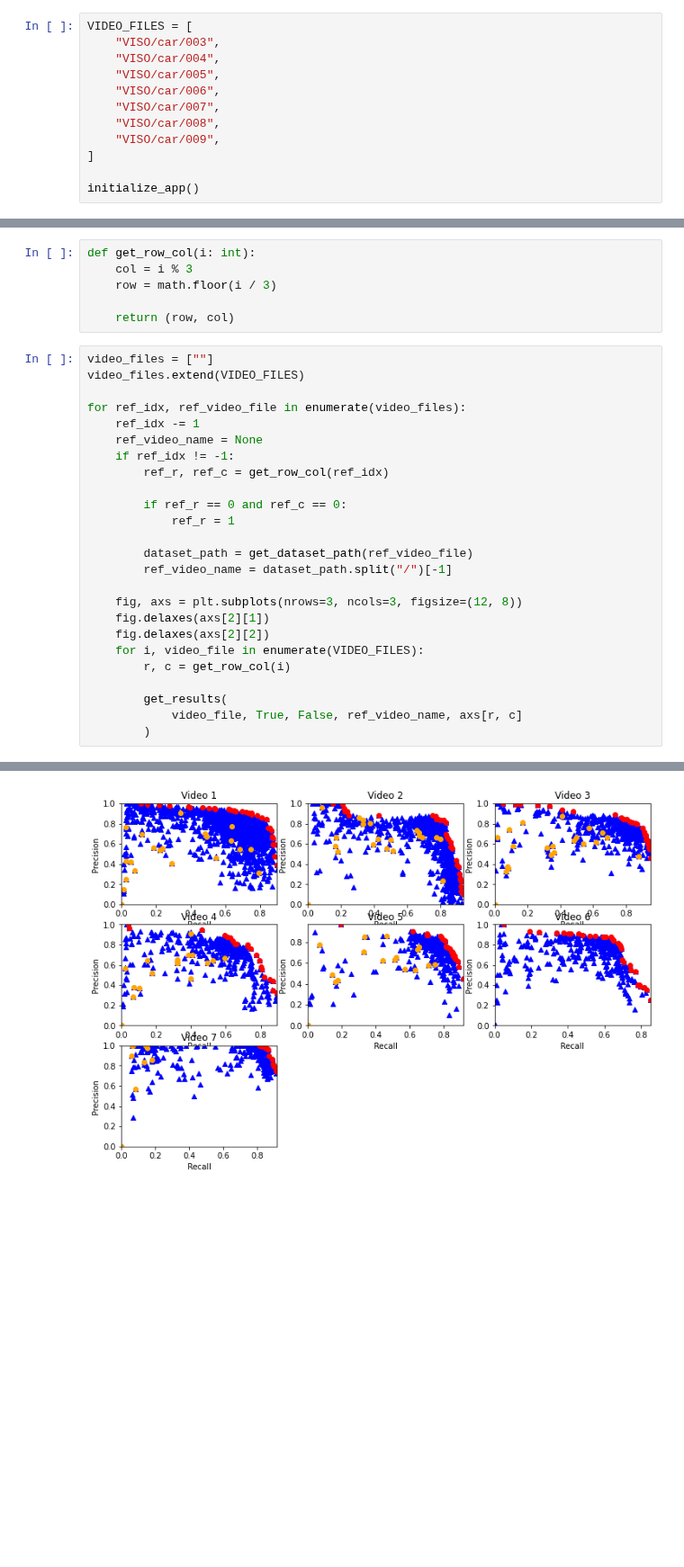
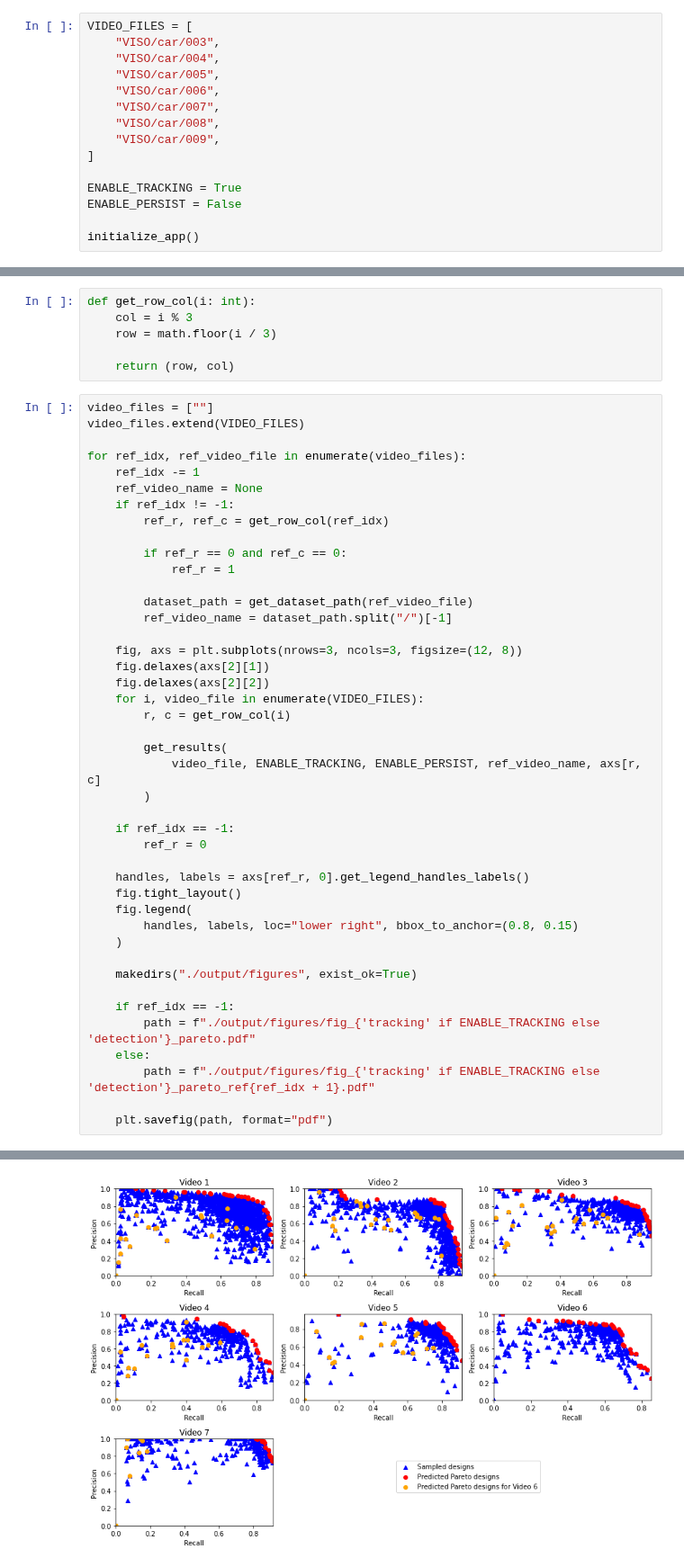
Before and after one commit to UCSD-E4E/baboons-on-the-move, a Jupyter notebook: plots.ipynb, the cells around one changed output, grey strips where cells are left out. Shown at 90% size. Cells and saved outputs as stored; diff of their text form; blank space fills up the shorter version.

Commit message:
mostly complete plots

```diff
--- a/plots.ipynb
+++ b/plots.ipynb
@@ -28,6 +29,9 @@ VIDEO_FILES = [
     "VISO/car/009",
 ]
 
+ENABLE_TRACKING = True
+ENABLE_PERSIST = False
+
 initialize_app()
 # %%
 def get_design_space(
@@ -218,6 +222,24 @@ for ref_idx, ref_video_file in enumerate(video_files):
         r, c = get_row_col(i)
 
         get_results(
-            video_file, True, False, ref_video_name, axs[r, c]
+            video_file, ENABLE_TRACKING, ENABLE_PERSIST, ref_video_name, axs[r, c]
         )
+
+    if ref_idx == -1:
+        ref_r = 0
+
+    handles, labels = axs[ref_r, 0].get_legend_handles_labels()
+    fig.tight_layout()
+    fig.legend(
+        handles, labels, loc="lower right", bbox_to_anchor=(0.8, 0.15)
+    )
+
+    makedirs("./output/figures", exist_ok=True)
+
+    if ref_idx == -1:
+        path = f"./output/figures/fig_{'tracking' if ENABLE_TRACKING else 'detection'}_pareto.pdf"
+    else:
+        path = f"./output/figures/fig_{'tracking' if ENABLE_TRACKING else 'detection'}_pareto_ref{ref_idx + 1}.pdf"
+
+    plt.savefig(path, format="pdf")
 # %% [output]
@@ -230 +252 @@ for ref_idx, ref_video_file in enumerate(video_files):
-[figure, old version]
+[figure, new version]
```
Also changed, not shown: parts of 2 cells of this notebook.
